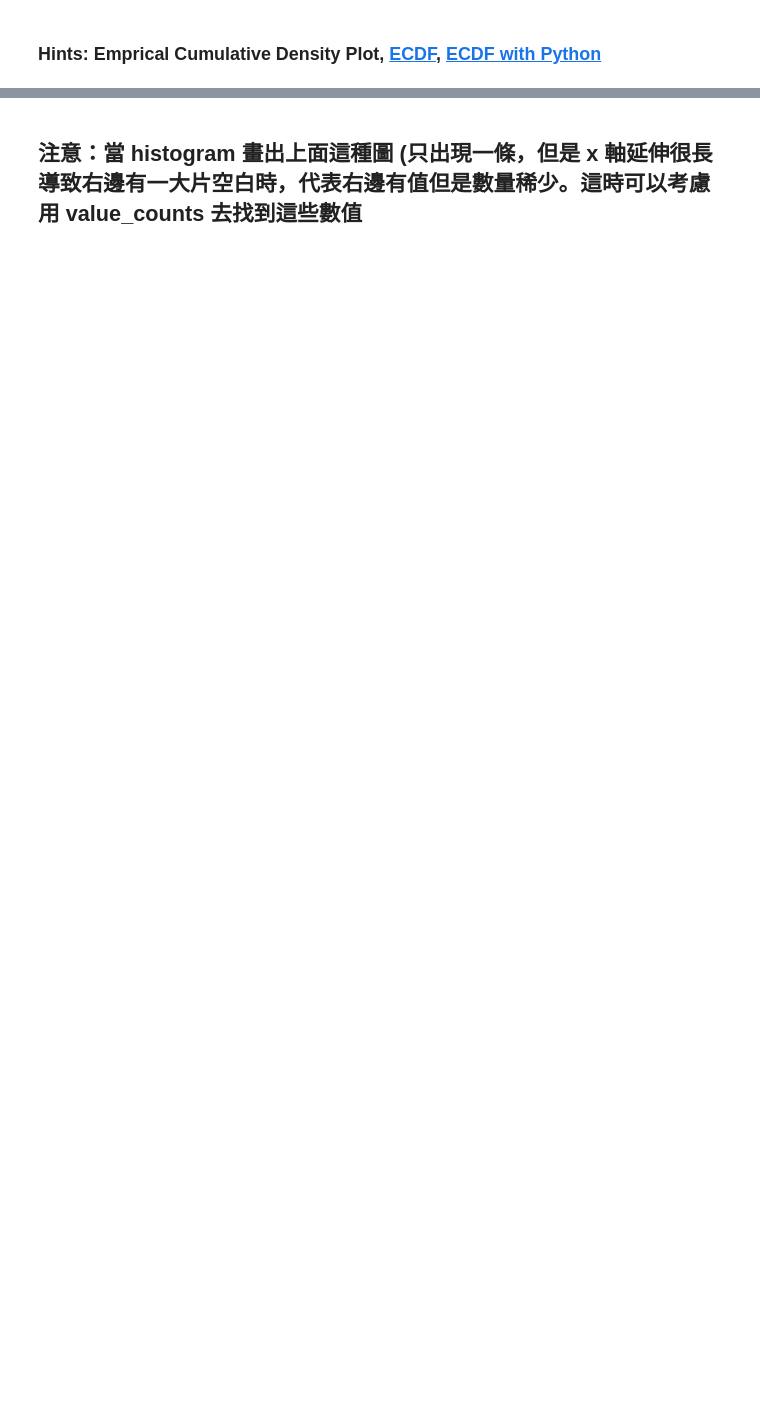
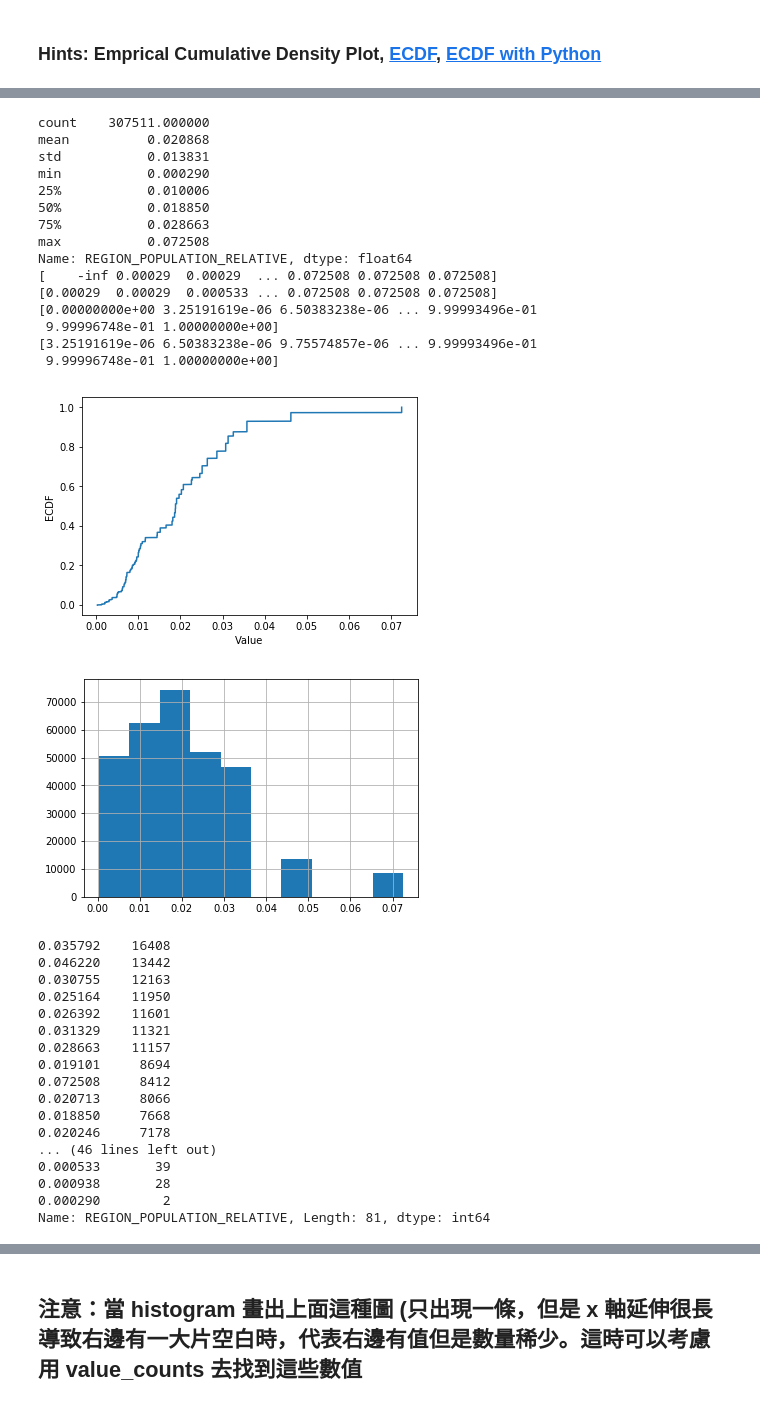
Before and after one commit to phoebe0511/2nd-ML100Days, a Jupyter notebook: homework/Day_006_HW.ipynb, the cells around one changed output, grey strips where cells are left out. Cells and saved outputs as stored; diff of their text form; code cells hidden in the pictures; blank space fills up the shorter version.

```diff
--- a/homework/Day_006_HW.ipynb
+++ b/homework/Day_006_HW.ipynb
@@ -120,27 +159,69 @@ plt.show()
 # %%
 # 最大值落在分布之外
 print(app_train['REGION_POPULATION_RELATIVE'].describe())
 
 # 繪製 Empirical Cumulative Density Plot (ECDF)
 """
 Your Code Here
 """
-cdf =
+cdf = ECDF(app_train['REGION_POPULATION_RELATIVE'])
+
+print(cdf.x)
+print(cdf.x[1:])
+cdf_x=cdf.x[1:]
+print(cdf.y)
+print(cdf.y[1:])
+cdf_y=cdf.y[1:]
 
 
-plt.plot(list(cdf.index), cdf/cdf.max())
+plt.plot(list(cdf_x), cdf_y/cdf_y.max()) #list(cdf.index), cdf/cdf.max())
 plt.xlabel('Value')
 plt.ylabel('ECDF')
 plt.ylim([-0.05,1.05]) # 限制顯示圖片的範圍
 plt.show()
 
 app_train['REGION_POPULATION_RELATIVE'].hist()
 plt.show()
 
 app_train['REGION_POPULATION_RELATIVE'].value_counts()
 
 # 就以這個欄位來說，雖然有資料掉在分布以外，也不算異常，僅代表這間公司在稍微熱鬧的地區有的據點較少，
 # 導致 region population relative 在少的部分較為密集，但在大的部分較為疏漏
+# %% [output]
+count    307511.000000
+mean          0.020868
+std           0.013831
+min           0.000290
+25%           0.010006
+50%           0.018850
+75%           0.028663
+max           0.072508
+Name: REGION_POPULATION_RELATIVE, dtype: float64
+[    -inf 0.00029  0.00029  ... 0.072508 0.072508 0.072508]
+[0.00029  0.00029  0.000533 ... 0.072508 0.072508 0.072508]
+[0.00000000e+00 3.25191619e-06 6.50383238e-06 ... 9.99993496e-01
+ 9.99996748e-01 1.00000000e+00]
+[3.25191619e-06 6.50383238e-06 9.75574857e-06 ... 9.99993496e-01
+ 9.99996748e-01 1.00000000e+00]
+[figure, added]
+[figure, added]
+0.035792    16408
+0.046220    13442
+0.030755    12163
+0.025164    11950
+0.026392    11601
+0.031329    11321
+0.028663    11157
+0.019101     8694
+0.072508     8412
+0.020713     8066
+0.018850     7668
+0.020246     7178
+... (46 lines left out)
+0.000533       39
+0.000938       28
+0.000290        2
+Name: REGION_POPULATION_RELATIVE, Length: 81, dtype: int64
 # %%
 # 最大值落在分布之外
 print(app_train['OBS_60_CNT_SOCIAL_CIRCLE'].describe())
```
Also changed, not shown: parts of 6 cells of this notebook.
